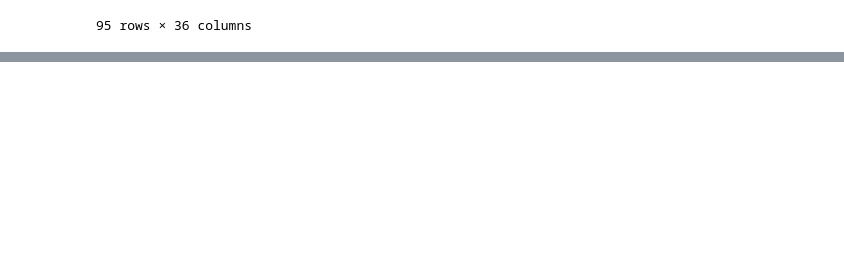
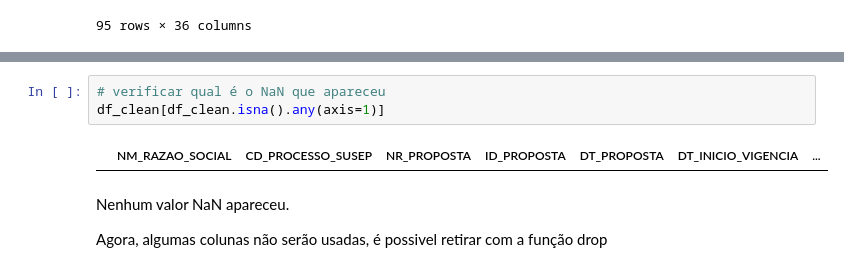
Before and after one commit to AlanthiasCO/seguro_rural_2024, a Jupyter notebook: etapa_etl.ipynb, the cells around one changed output, grey strips where cells are left out. Drawn from its saved outputs; the diff is of its cells as text; blank space fills up the shorter version.

```diff
--- a/etapa_etl.ipynb
+++ b/etapa_etl.ipynb
@@ -198,0 +381,9 @@ df_br.loc[df_br['NM_MUNICIPIO_PROPRIEDADE'] == 'Varginha']
+# %%
+# verificar qual é o NaN que apareceu
+df_clean[df_clean.isna().any(axis=1)]
+# %% [output]
+|  | NM_RAZAO_SOCIAL | CD_PROCESSO_SUSEP | NR_PROPOSTA | ID_PROPOSTA | DT_PROPOSTA | DT_INICIO_VIGENCIA | ... |
+# %% [markdown]
+Nenhum valor NaN apareceu.
+
+Agora, algumas colunas não serão usadas, é possivel retirar com a função drop
```
Also changed, not shown: parts of 24 cells of this notebook.
